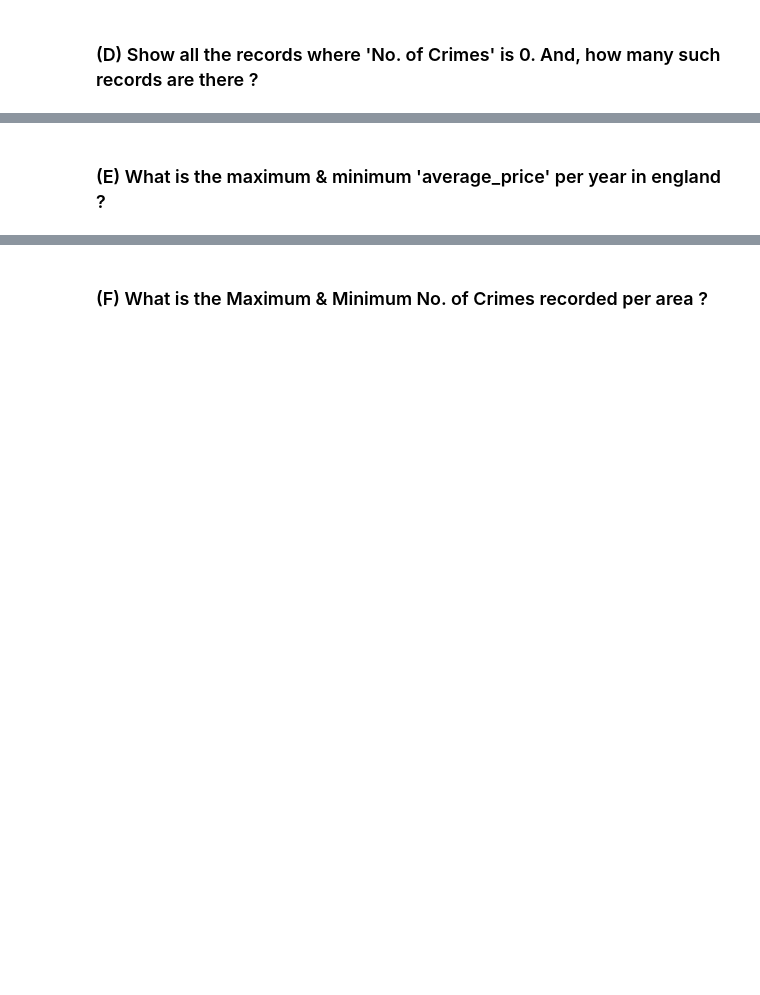
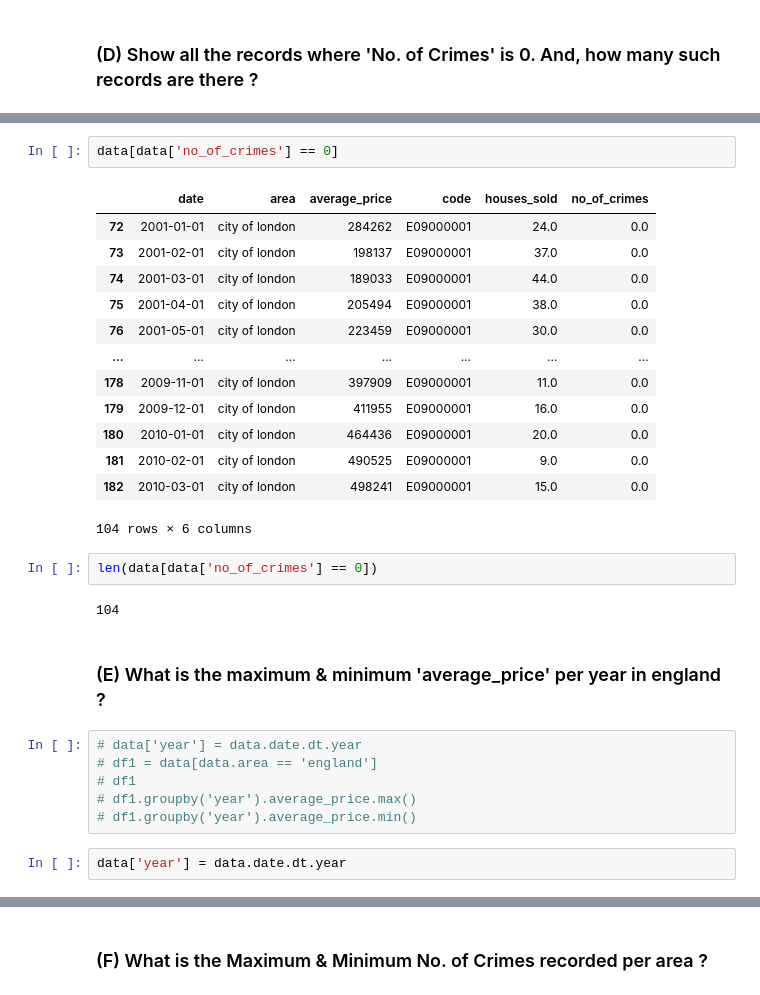
Before and after one commit to anupupadhaya123/data_analysis_python, a Jupyter notebook: london_housing_analysis.ipynb, the cells around one changed output, grey strips where cells are left out. Cells and saved outputs as stored; diff of their text form; blank space fills up the shorter version.

```diff
--- a/london_housing_analysis.ipynb
+++ b/london_housing_analysis.ipynb
@@ -174,2 +206,30 @@ data.head()
+# %%
+data[data['no_of_crimes'] == 0]
+# %% [output]
+|  | date | area | average_price | code | houses_sold | no_of_crimes |
+| 72 | 2001-01-01 | city of london | 284262 | E09000001 | 24.0 | 0.0 |
+| 73 | 2001-02-01 | city of london | 198137 | E09000001 | 37.0 | 0.0 |
+| 74 | 2001-03-01 | city of london | 189033 | E09000001 | 44.0 | 0.0 |
+| 75 | 2001-04-01 | city of london | 205494 | E09000001 | 38.0 | 0.0 |
+| 76 | 2001-05-01 | city of london | 223459 | E09000001 | 30.0 | 0.0 |
+| ... | ... | ... | ... | ... | ... | ... |
+| 178 | 2009-11-01 | city of london | 397909 | E09000001 | 11.0 | 0.0 |
+| 179 | 2009-12-01 | city of london | 411955 | E09000001 | 16.0 | 0.0 |
+| 180 | 2010-01-01 | city of london | 464436 | E09000001 | 20.0 | 0.0 |
+| 181 | 2010-02-01 | city of london | 490525 | E09000001 | 9.0 | 0.0 |
+| 182 | 2010-03-01 | city of london | 498241 | E09000001 | 15.0 | 0.0 |
+104 rows × 6 columns
+# %%
+len(data[data['no_of_crimes'] == 0])
+# %% [output]
+104
 # %% [markdown]
 ### (E) What is the maximum & minimum 'average_price' per year in england ?
+# %%
+# data['year'] = data.date.dt.year
+# df1 = data[data.area == 'england']
+# df1
+# df1.groupby('year').average_price.max()
+# df1.groupby('year').average_price.min()
+# %%
+data['year'] = data.date.dt.year
```
Also changed, not shown: parts of 11 cells of this notebook.
